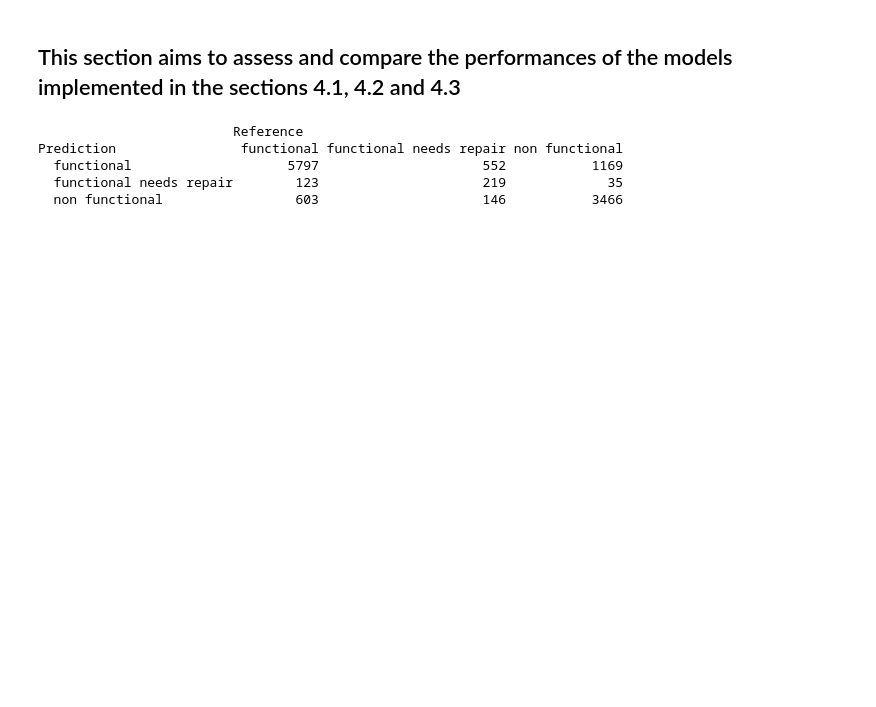
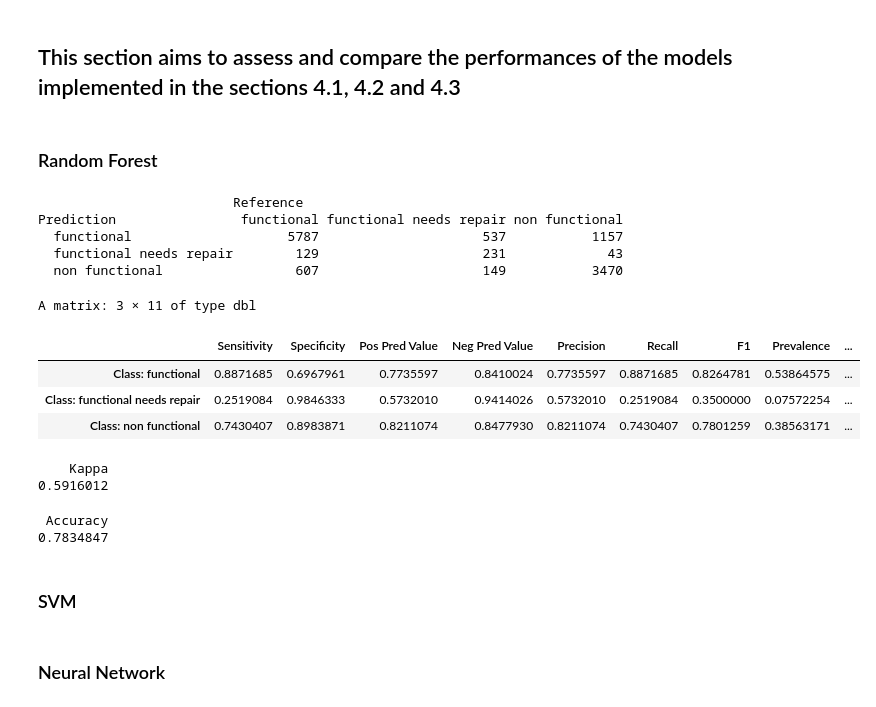
Before and after one commit to khookh/INFO-F-422-DrivenDataChallenge, a Jupyter notebook: Notebook/4.4-modelselection.ipynb, the cells around one changed output. Saved outputs shown, nothing was run; the diff lists cells and outputs as text; code cells hidden in the pictures; blank space fills up the shorter version.

```diff
--- a/Notebook/4.4-modelselection.ipynb
+++ b/Notebook/4.4-modelselection.ipynb
@@ -8,22 +8,40 @@ validation_set <- read.csv("../Data/PreProcess/processed_verification_data_split
 column_to_drop<-c("X.1","X")
 # Dropped "X.1","X" because they just represent the row numbers
 validation_set<-validation_set[,!(names(validation_set) %in% column_to_drop)] # drop the desired columns on validation set
+# %% [markdown]
+### Random Forest
 # %%
 load("4-Models/random_forest.RData") # load Random Forest trained model -> name : classifierRF
 pred <- predict(classifierRF,validation_set) # Random Forest model prediction on validation set
 
-#table(observed=validation_set$id,predicted=pred) # Random Forest Confusion Matrix on validation set
+
 cmRF <- confusionMatrix(data=pred, reference = factor(validation_set$id)) # Random Forest Confusion Matrix on validation set
 
 
 kpRF <- cmRF$overall["Kappa"] # Cohen's Kappa coefficient, allows to indicate the level of agreement between prediction and expected
                           # Allows to take into account the proportion of false negative https://thenewstack.io/cohens-kappa-what-it-is-when-to-use-it-and-how-to-avoid-its-pitfalls/
 acRF <- cmRF$overall["Accuracy"] # Accuracy (CM diagonal)
 
+classRF <- cmRF$byClass # Interesting metrics to characterize each class predictions
+
+sensRF <- classRF[,'Sensitivity'] # Sensitivity = (True Positive)/(True Positive + False Negative) per class (= Recall here)
+
 cmRF$table # Confusion Matrix displayed
+classRF
+kpRF
+acRF
 # %% [output]
                          Reference
 Prediction                functional functional needs repair non functional
-  functional                    5797                     552           1169
-  functional needs repair        123                     219             35
-  non functional                 603                     146           3466
+  functional                    5787                     537           1157
+  functional needs repair        129                     231             43
+  non functional                 607                     149           3470
+A matrix: 3 × 11 of type dbl
+|  | Sensitivity | Specificity | Pos Pred Value | Neg Pred Value | Precision | Recall | F1 | Prevalence | ... |
+| Class: functional | 0.8871685 | 0.6967961 | 0.7735597 | 0.8410024 | 0.7735597 | 0.8871685 | 0.8264781 | 0.53864575 | ... |
+| Class: functional needs repair | 0.2519084 | 0.9846333 | 0.5732010 | 0.9414026 | 0.5732010 | 0.2519084 | 0.3500000 | 0.07572254 | ... |
+| Class: non functional | 0.7430407 | 0.8983871 | 0.8211074 | 0.8477930 | 0.8211074 | 0.7430407 | 0.7801259 | 0.38563171 | ... |
+    Kappa
+0.5916012
+ Accuracy
+0.7834847
@@ -29,0 +50,2 @@ Prediction                functional functional needs repair non functional
+# %% [markdown]
+### SVM
@@ -29,0 +56,2 @@ Prediction                functional functional needs repair non functional
+# %% [markdown]
+### Neural Network
```
Also changed, not shown: parts of 5 cells of this notebook, 2 other files.
